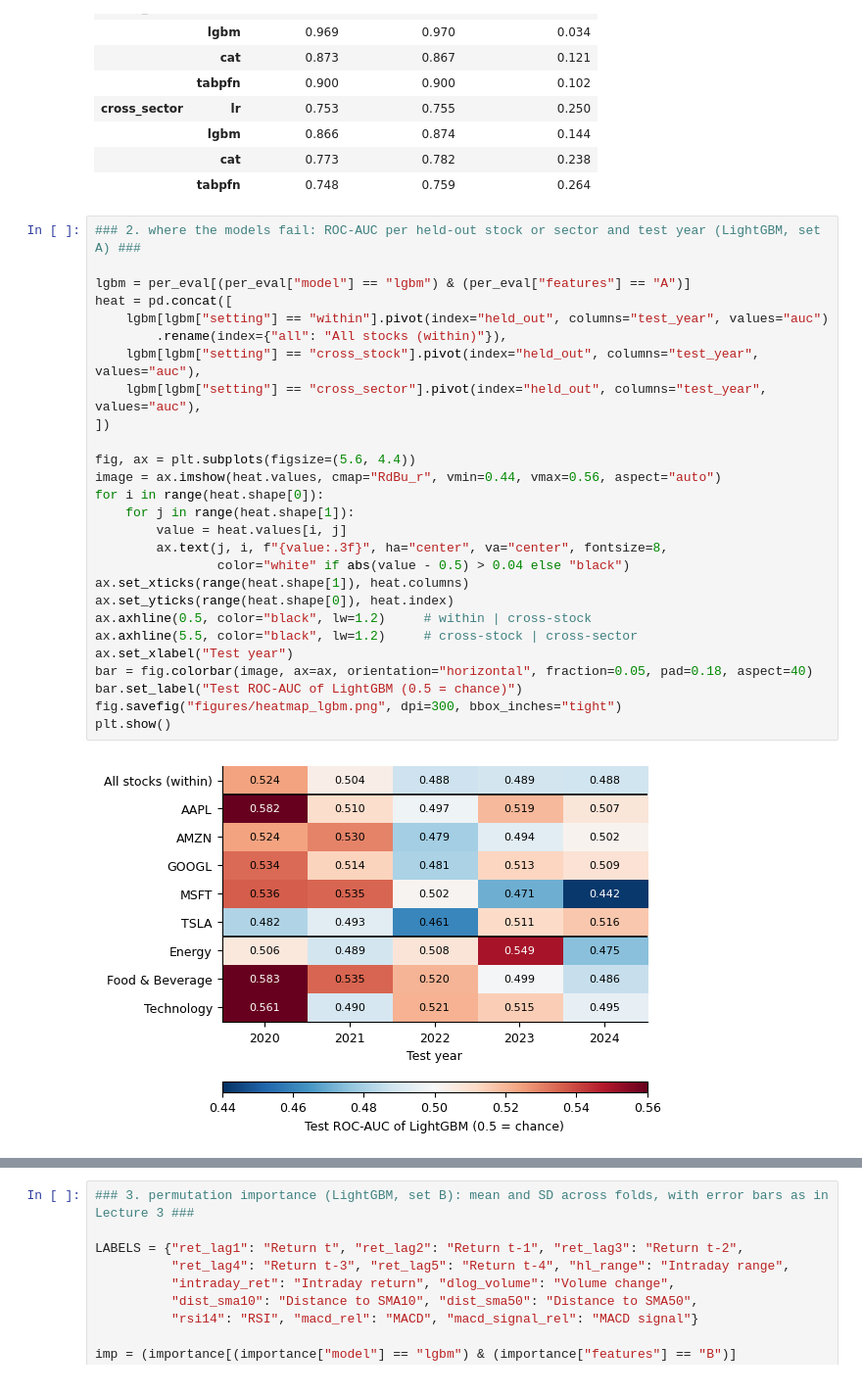
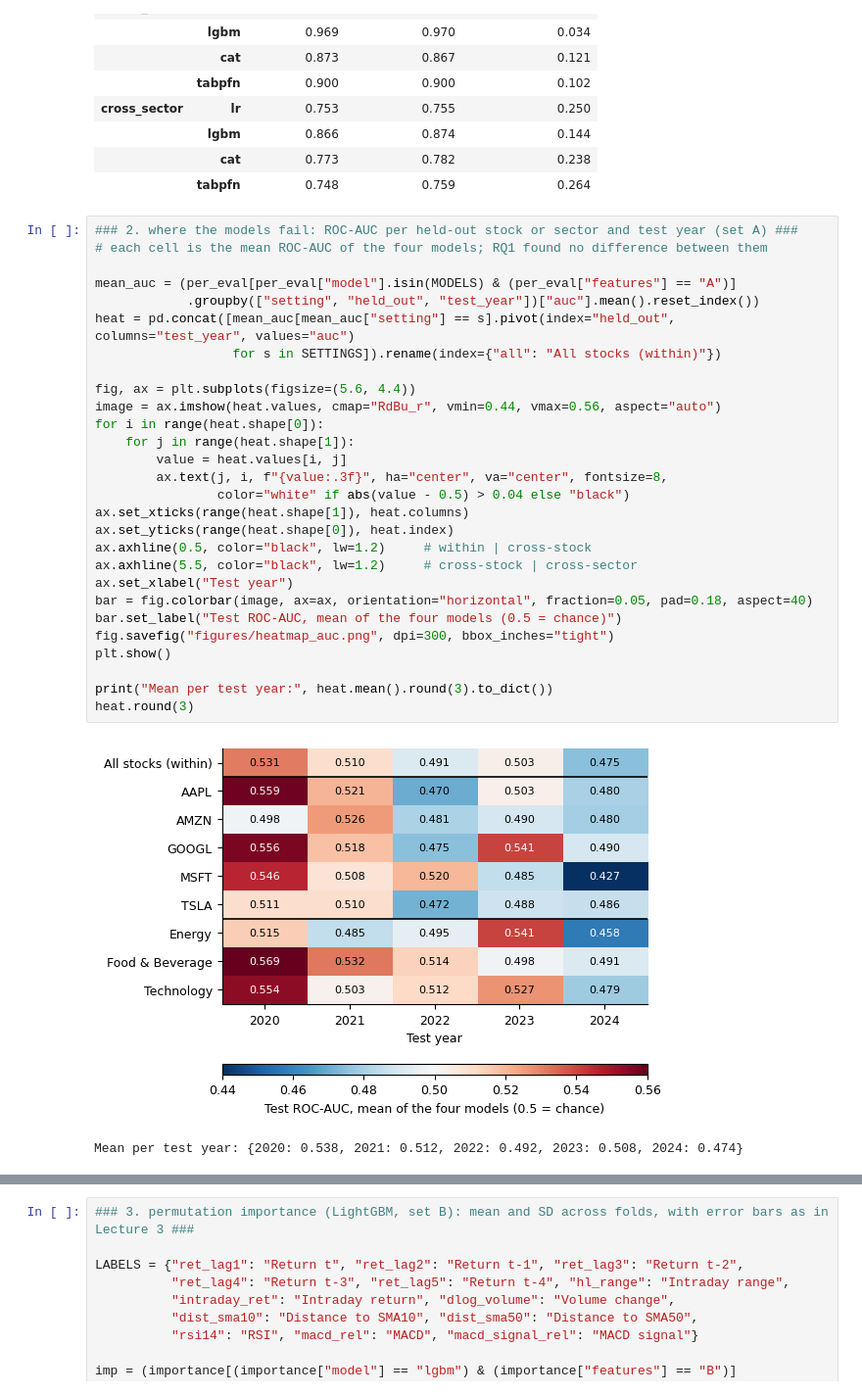
Before and after one commit to anassboulghalgh/thesis-cross-stock-generalisation, a Jupyter notebook: 7_Error_analysis.ipynb, the cells around one changed output, grey strips where cells are left out. Shown at 98% size. Saved outputs shown, nothing was run; the diff lists cells and outputs as text.

```diff
--- a/7_Error_analysis.ipynb
+++ b/7_Error_analysis.ipynb
@@ -88,31 +108,33 @@ plt.show()
 |  | cat | 0.773 | 0.782 | 0.238 |
 |  | tabpfn | 0.748 | 0.759 | 0.264 |
 # %%
-### 2. where the models fail: ROC-AUC per held-out stock or sector and test year (LightGBM, set A) ###
+### 2. where the models fail: ROC-AUC per held-out stock or sector and test year (set A) ###
+# each cell is the mean ROC-AUC of the four models; RQ1 found no difference between them
 
-lgbm = per_eval[(per_eval["model"] == "lgbm") & (per_eval["features"] == "A")]
-heat = pd.concat([
-    lgbm[lgbm["setting"] == "within"].pivot(index="held_out", columns="test_year", values="auc")
-        .rename(index={"all": "All stocks (within)"}),
-    lgbm[lgbm["setting"] == "cross_stock"].pivot(index="held_out", columns="test_year", values="auc"),
-    lgbm[lgbm["setting"] == "cross_sector"].pivot(index="held_out", columns="test_year", values="auc"),
-])
+mean_auc = (per_eval[per_eval["model"].isin(MODELS) & (per_eval["features"] == "A")]
+            .groupby(["setting", "held_out", "test_year"])["auc"].mean().reset_index())
+heat = pd.concat([mean_auc[mean_auc["setting"] == s].pivot(index="held_out", columns="test_year", values="auc")
+                  for s in SETTINGS]).rename(index={"all": "All stocks (within)"})
 
 fig, ax = plt.subplots(figsize=(5.6, 4.4))
 image = ax.imshow(heat.values, cmap="RdBu_r", vmin=0.44, vmax=0.56, aspect="auto")
 for i in range(heat.shape[0]):
     for j in range(heat.shape[1]):
         value = heat.values[i, j]
         ax.text(j, i, f"{value:.3f}", ha="center", va="center", fontsize=8,
                 color="white" if abs(value - 0.5) > 0.04 else "black")
 ax.set_xticks(range(heat.shape[1]), heat.columns)
 ax.set_yticks(range(heat.shape[0]), heat.index)
 ax.axhline(0.5, color="black", lw=1.2)     # within | cross-stock
 ax.axhline(5.5, color="black", lw=1.2)     # cross-stock | cross-sector
 ax.set_xlabel("Test year")
 bar = fig.colorbar(image, ax=ax, orientation="horizontal", fraction=0.05, pad=0.18, aspect=40)
-bar.set_label("Test ROC-AUC of LightGBM (0.5 = chance)")
-fig.savefig("figures/heatmap_lgbm.png", dpi=300, bbox_inches="tight")
+bar.set_label("Test ROC-AUC, mean of the four models (0.5 = chance)")
+fig.savefig("figures/heatmap_auc.png", dpi=300, bbox_inches="tight")
 plt.show()
+
+print("Mean per test year:", heat.mean().round(3).to_dict())
+heat.round(3)
 # %% [output]
-[figure, old version]
+[figure, new version]
+Mean per test year: {2020: 0.538, 2021: 0.512, 2022: 0.492, 2023: 0.508, 2024: 0.474}
```
Also changed, not shown: parts of 6 cells of this notebook, 1 other file.
